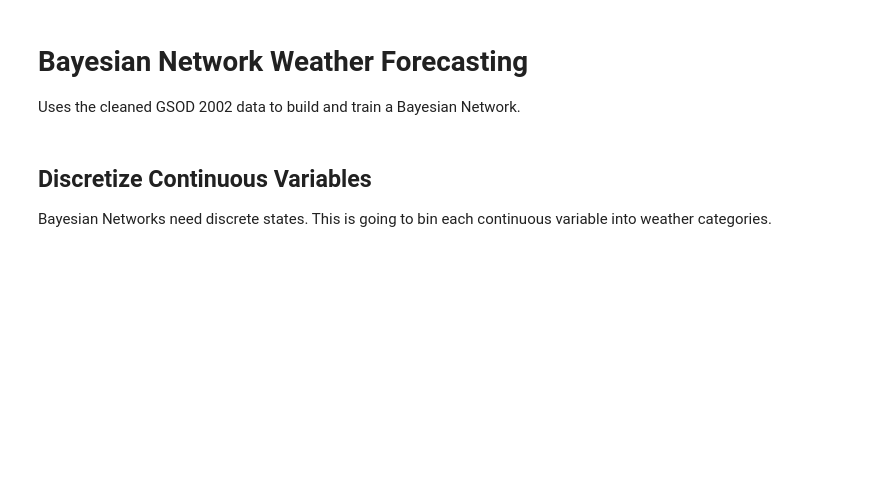
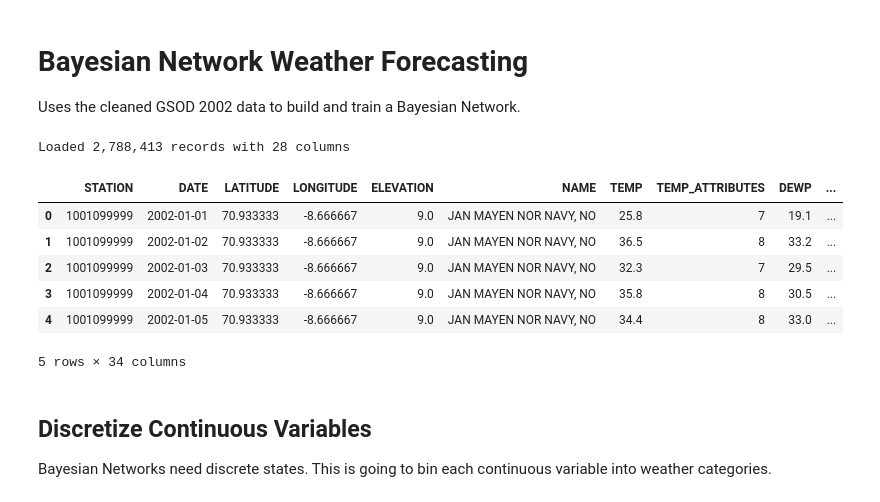
Before and after one commit to McGavGav/CptS-440-Weather-Forecasting, a Jupyter notebook: notebooks/BayesianNetwork.ipynb, the cells around one changed output. Saved outputs shown, nothing was run; the diff lists cells and outputs as text; code cells hidden in the pictures; blank space fills up the shorter version.

Commit message:
bayesian network works with refactored data grabber now!!!

```diff
--- a/notebooks/BayesianNetwork.ipynb
+++ b/notebooks/BayesianNetwork.ipynb
@@ -4,17 +4,35 @@ Uses the cleaned GSOD 2002 data to build and train a Bayesian Network.
 # %%
 import pandas as pd
 import numpy as np
 import matplotlib.pyplot as plt
 import seaborn as sns
 from pgmpy.models import DiscreteBayesianNetwork
 from pgmpy.estimators import MaximumLikelihoodEstimator, BayesianEstimator
 from pgmpy.inference import VariableElimination
 from sklearn.metrics import classification_report, confusion_matrix
 from sklearn.model_selection import train_test_split
 
-df = pd.read_csv('../data/processed/gsod_2002.csv', low_memory=False)
+df = pd.read_csv('../data/processed/gsod_2002_new.csv', low_memory=False)
 print(f'Loaded {len(df):,} records with {df.shape[1]} columns')
+
+df["FRSHTT"] = df["FRSHTT"].astype(str).str.zfill(6)
+df["FOG"] = df["FRSHTT"].str[0].astype(int)
+df["RAIN"] = df["FRSHTT"].str[1].astype(int)
+df["SNOW"] = df["FRSHTT"].str[2].astype(int)
+df["HAIL"] = df["FRSHTT"].str[3].astype(int)
+df["THUNDER"] = df["FRSHTT"].str[4].astype(int)
+df["TORNADO"] = df["FRSHTT"].str[5].astype(int)
+
 df.head()
+# %% [output]
+Loaded 2,788,413 records with 28 columns
+|  | STATION | DATE | LATITUDE | LONGITUDE | ELEVATION | NAME | TEMP | TEMP_ATTRIBUTES | DEWP | ... |
+| 0 | 1001099999 | 2002-01-01 | 70.933333 | -8.666667 | 9.0 | JAN MAYEN NOR NAVY, NO | 25.8 | 7 | 19.1 | ... |
+| 1 | 1001099999 | 2002-01-02 | 70.933333 | -8.666667 | 9.0 | JAN MAYEN NOR NAVY, NO | 36.5 | 8 | 33.2 | ... |
+| 2 | 1001099999 | 2002-01-03 | 70.933333 | -8.666667 | 9.0 | JAN MAYEN NOR NAVY, NO | 32.3 | 7 | 29.5 | ... |
+| 3 | 1001099999 | 2002-01-04 | 70.933333 | -8.666667 | 9.0 | JAN MAYEN NOR NAVY, NO | 35.8 | 8 | 30.5 | ... |
+| 4 | 1001099999 | 2002-01-05 | 70.933333 | -8.666667 | 9.0 | JAN MAYEN NOR NAVY, NO | 34.4 | 8 | 33.0 | ... |
+5 rows × 34 columns
 # %% [markdown]
 ## Discretize Continuous Variables
 Bayesian Networks need discrete states. This is going to bin each continuous variable into weather categories.
```
Also changed, not shown: parts of 10 cells of this notebook.
